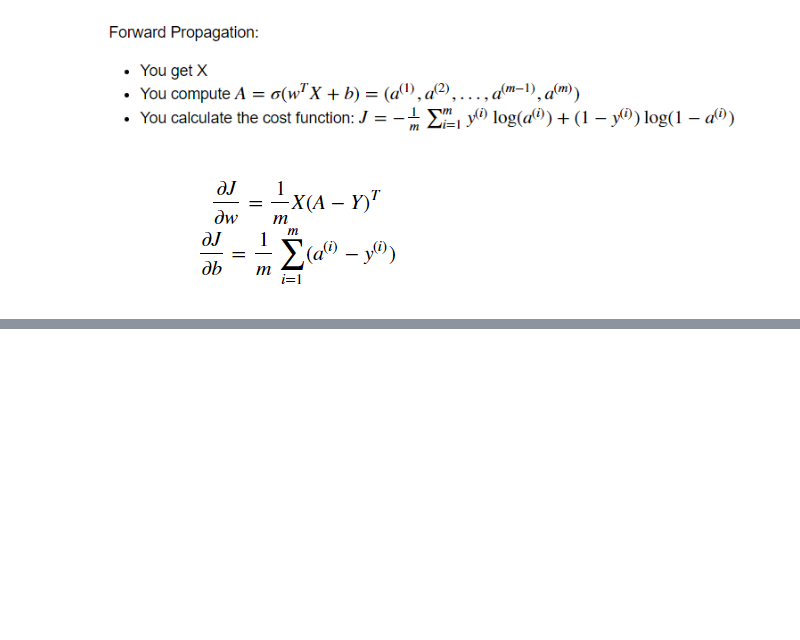
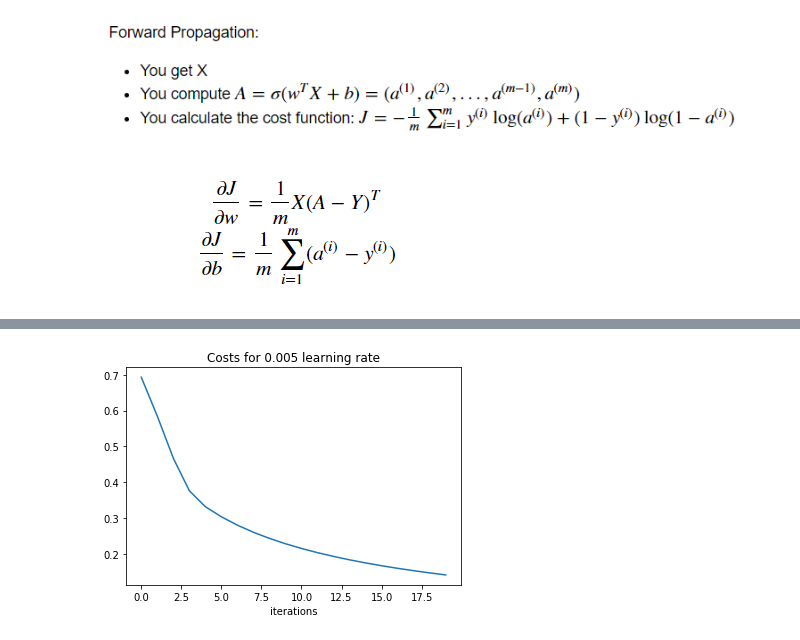
Before and after one commit to david-l-morton/ML-Projects, a Jupyter notebook: Scratch/NG_Logistic_Regression_Classification.ipynb, the cells around one changed output, grey strips where cells are left out. Cells and saved outputs as stored; diff of their text form; code cells hidden in the pictures; blank space fills up the shorter version.

```diff
--- a/Scratch/NG_Logistic_Regression_Classification.ipynb
+++ b/Scratch/NG_Logistic_Regression_Classification.ipynb
@@ -131,0 +226,8 @@ db = 0.001455578136784208
+# %%
+costs = np.squeeze(d['cost'])
+plt.plot(costs)
+plt.title("Costs for {} learning rate".format(d["learning_rate"]))
+plt.xlabel("iterations")
+plt.show()
+# %% [output]
+[figure, added]
```
Also changed, not shown: parts of 17 cells of this notebook.
